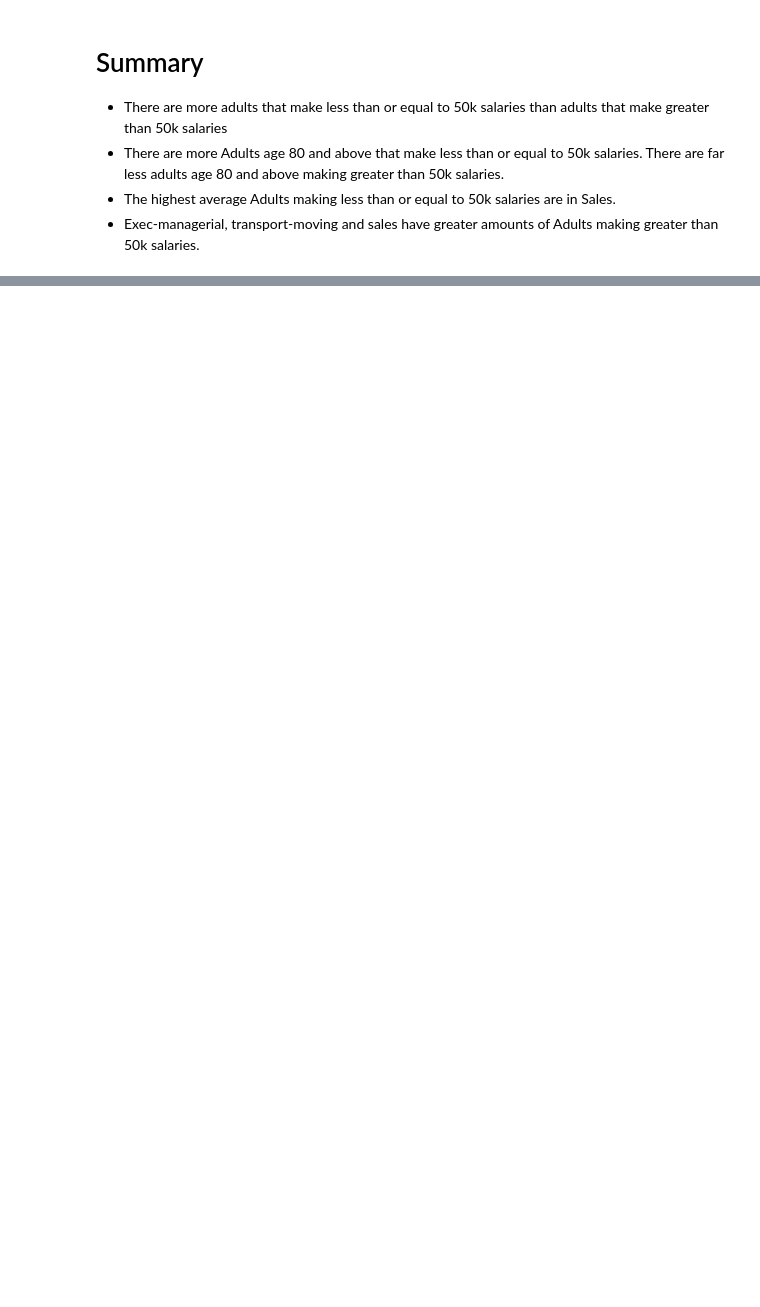
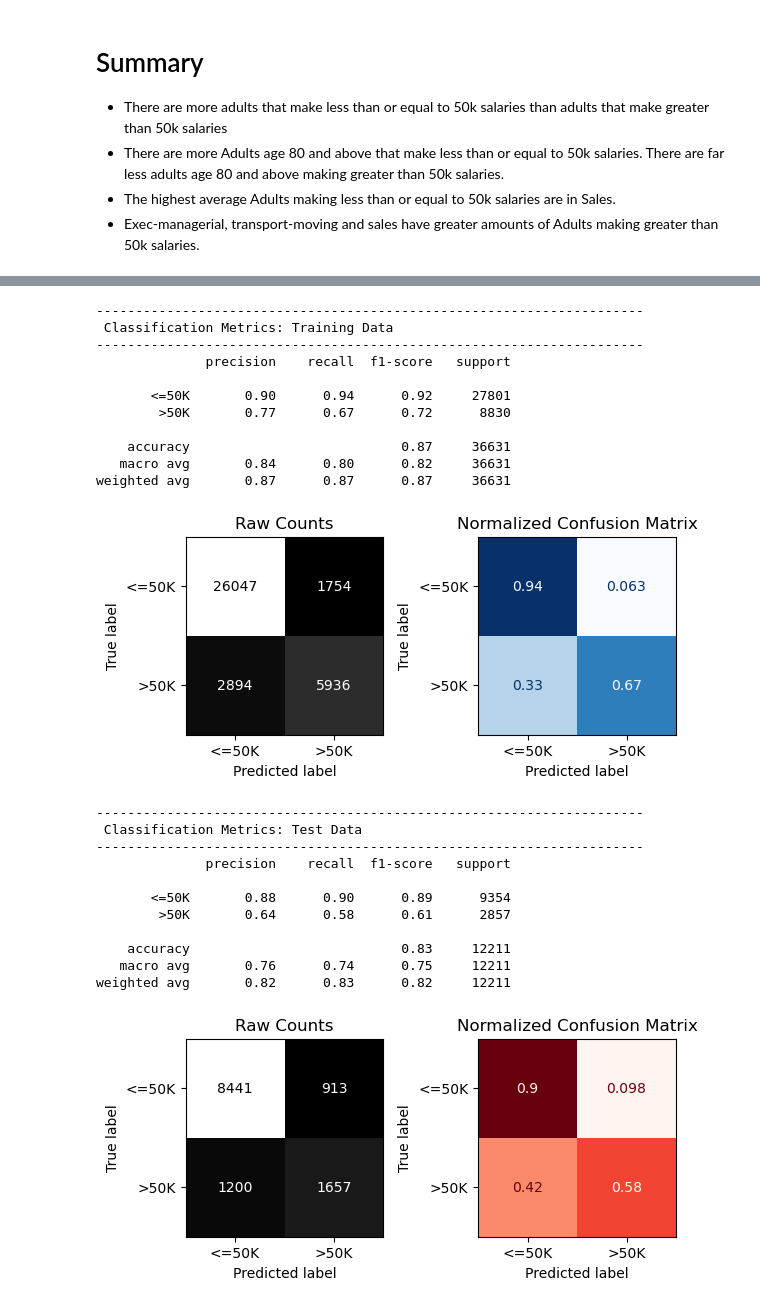
Before and after one commit to K-Pridge/Project-ML-, a Jupyter notebook: Project ML.ipynb, the cells around one changed output, grey strips where cells are left out. Saved outputs shown, nothing was run; the diff lists cells and outputs as text; code cells hidden in the pictures; blank space fills up the shorter version.

```diff
--- a/Project ML.ipynb
+++ b/Project ML.ipynb
@@ -393,0 +598,26 @@ ax = sns.stripplot(data=df, x='income', y='occupation',
+# %%
+# Categorical Preprocessing Pipeline
+# Save list of column names
+ohe_cols = scaled_X_train.select_dtypes('object').columns
+print("OneHotEncoder Columns:", ohe_cols)
+# Instantiate the individual preprocessors
+impute_na = SimpleImputer(strategy='constant', fill_value = "Missing")
+ohe_encoder = OneHotEncoder(sparse_output=False, handle_unknown='ignore')
+# Make pipeline with imputer and encoder
+ohe_pipe = make_pipeline(impute_na, ohe_encoder)
+# Making a ohe_tuple for ColumnTransformer
+ohe_tuple = ('categorical', ohe_pipe, ohe_cols)
+# Numerical Preprocessing Pipeline
+# Save list of column names
+num_cols = scaled_X_train.select_dtypes("number").columns
+print("Numeric Columns:", num_cols)
+# instantiate preprocessors
+impute_median = SimpleImputer(strategy='median')
+scaler = StandardScaler()
+# Make a numeric preprocessing pipeline
+num_pipe = make_pipeline(impute_median, scaler)
+# Making a numeric tuple for ColumnTransformer
+num_tuple = ('numeric', num_pipe, num_cols)
+# Create the Column Transformer
+preprocessor = ColumnTransformer([num_tuple, ohe_tuple],
+                                 verbose_feature_names_out=False)
@@ -393,0 +636,7 @@ ax = sns.stripplot(data=df, x='income', y='occupation',
+# %%
+# fit the preprocessor on X_train
+preprocessor.fit(scaled_X_train)
+# Transform X_train and X_test
+X_train_tf = preprocessor.transform(scaled_X_train)
+X_test_tf = preprocessor.transform(scaled_X_test)
+X_train_tf.head()
@@ -393,0 +651,5 @@ ax = sns.stripplot(data=df, x='income', y='occupation',
+# %%
+# Define KNN model pipeline
+knn_pipe = make_pipeline(preprocessor, knn)
+# Fit the model on the training data
+knn_pipe.fit(scaled_X_train, y_train)
@@ -393,0 +674,28 @@ ax = sns.stripplot(data=df, x='income', y='occupation',
+# %%
+# Obtain evaluation metrics using custom function
+evaluate_classification(knn_pipe, scaled_X_train, y_train, scaled_X_test, y_test)
+# %% [output]
+----------------------------------------------------------------------
+ Classification Metrics: Training Data
+----------------------------------------------------------------------
+              precision    recall  f1-score   support
+
+       <=50K       0.90      0.94      0.92     27801
+        >50K       0.77      0.67      0.72      8830
+
+    accuracy                           0.87     36631
+   macro avg       0.84      0.80      0.82     36631
+weighted avg       0.87      0.87      0.87     36631
+[figure, added]
+----------------------------------------------------------------------
+ Classification Metrics: Test Data
+----------------------------------------------------------------------
+              precision    recall  f1-score   support
+
+       <=50K       0.88      0.90      0.89      9354
+        >50K       0.64      0.58      0.61      2857
+
+    accuracy                           0.83     12211
+   macro avg       0.76      0.74      0.75     12211
+weighted avg       0.82      0.83      0.82     12211
+[figure, added]
```
Also changed, not shown: parts of 31 cells of this notebook.
